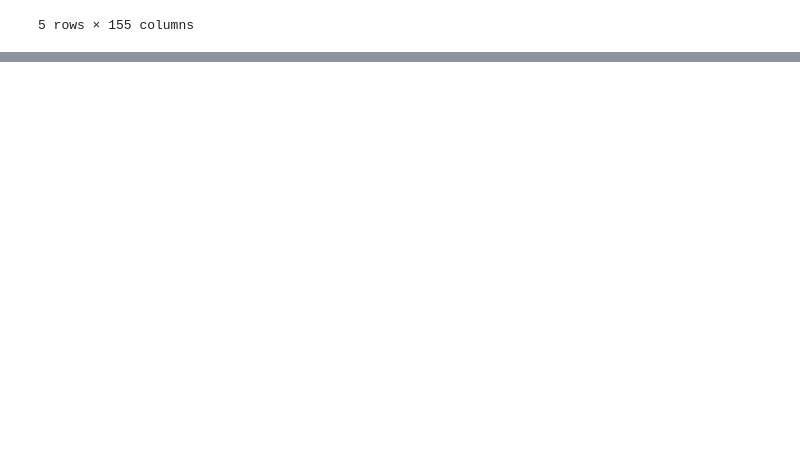
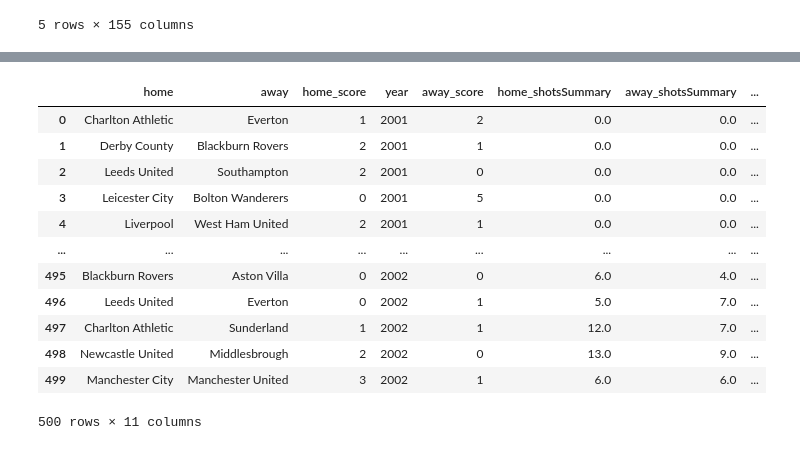
Before and after one commit to paulmacguire/PremierLeagueML, a Jupyter notebook: Presentacion1/Entrega_1.ipynb, the cells around one changed output, grey strips where cells are left out. Saved outputs shown, nothing was run; the diff lists cells and outputs as text; code cells hidden in the pictures; blank space fills up the shorter version.

```diff
--- a/Presentacion1/Entrega_1.ipynb
+++ b/Presentacion1/Entrega_1.ipynb
@@ -48,0 +60,36 @@ print(df_encoded.head(10))
+# %%
+import re
+import pandas as pd
+
+# Definir la función de extracción del número dentro de los paréntesis
+def extraer_numero(texto):
+    patron = r'\((\d+)\)'
+    resultado = re.search(patron, texto)
+    if resultado:
+        return int(resultado.group(1))
+    else:
+        return None
+
+# Filtrar las columnas deseadas
+columnas_deseadas = ['home','away','home_score', 'year', 'away_score', 'home_possession', 'away_possession', 'result', 'home_shotsSummary', 'away_shotsSummary', 'home_yellowCards', 'away_yellowCards', 'home_redCards', 'away_redCards']
+df = df.filter(items=columnas_deseadas)
+
+# Aplicar la extracción del número dentro de los paréntesis a las columnas home_shotsSummary y away_shotsSummary
+df['home_shotsSummary'] = df['home_shotsSummary'].apply(lambda x: extraer_numero(x) if pd.notnull(x) else None)
+df['away_shotsSummary'] = df['away_shotsSummary'].apply(lambda x: extraer_numero(x) if pd.notnull(x) else None)
+
+df.head(500)
+# %% [output]
+|  | home | away | home_score | year | away_score | home_shotsSummary | away_shotsSummary | ... |
+| 0 | Charlton Athletic | Everton | 1 | 2001 | 2 | 0.0 | 0.0 | ... |
+| 1 | Derby County | Blackburn Rovers | 2 | 2001 | 1 | 0.0 | 0.0 | ... |
+| 2 | Leeds United | Southampton | 2 | 2001 | 0 | 0.0 | 0.0 | ... |
+| 3 | Leicester City | Bolton Wanderers | 0 | 2001 | 5 | 0.0 | 0.0 | ... |
+| 4 | Liverpool | West Ham United | 2 | 2001 | 1 | 0.0 | 0.0 | ... |
+| ... | ... | ... | ... | ... | ... | ... | ... | ... |
+| 495 | Blackburn Rovers | Aston Villa | 0 | 2002 | 0 | 6.0 | 4.0 | ... |
+| 496 | Leeds United | Everton | 0 | 2002 | 1 | 5.0 | 7.0 | ... |
+| 497 | Charlton Athletic | Sunderland | 1 | 2002 | 1 | 12.0 | 7.0 | ... |
+| 498 | Newcastle United | Middlesbrough | 2 | 2002 | 0 | 13.0 | 9.0 | ... |
+| 499 | Manchester City | Manchester United | 3 | 2002 | 1 | 6.0 | 6.0 | ... |
+500 rows × 11 columns
```
Also changed, not shown: parts of 3 cells of this notebook, 1 other file.
